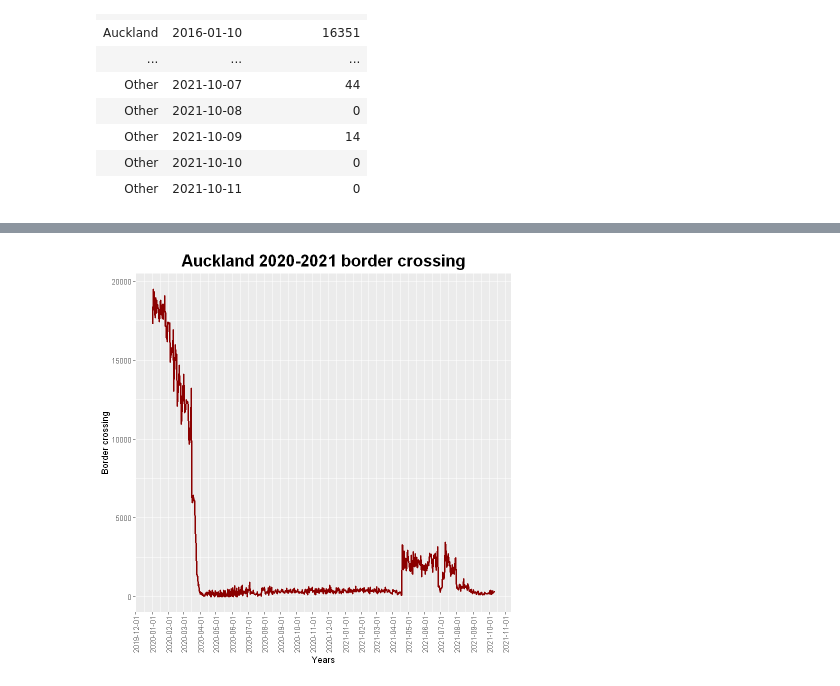
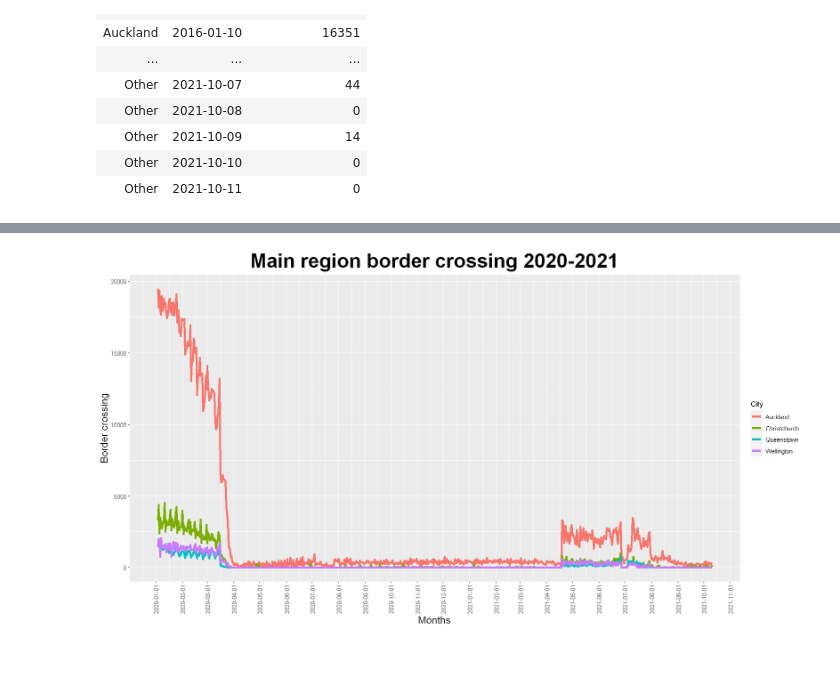
Before and after one commit to andyholmes1210/DATA201-Project, a Jupyter notebook: Border Crossings.ipynb, the cells around one changed output, grey strips where cells are left out. Cells and saved outputs as stored; diff of their text form; code cells hidden in the pictures; blank space fills up the shorter version.

Commit message:
Updated plots and combining datasets

```diff
--- a/Border Crossings.ipynb
+++ b/Border Crossings.ipynb
@@ -161,0 +245,10 @@ A data.frame: 649 × 2
+# %%
+#comparing border crossing in auckland, christchurch, queenstown and wellington.
+border_everything <- border_region %>%
+    filter(City %in% c("Auckland", "Christchurch", "Queenstown", "Wellington"),
+          Dates > "2020-01-02")
+
+#changing any NA values to 0
+border_everything[is.na(border_everything)] <- 0
+
+border_everything
@@ -162,12 +275,16 @@ A data.frame: 649 × 2
 # %%
-auckland_border_plot <- ggplot(border_auckland, aes(x=as.Date(Dates), y=Border_crossed, group=1)) +
-        geom_line(colour = "darkred", size = 1) +
-        labs(x="Years", y="Border crossing") +
-        scale_x_date(date_labels = "%Y-%m-%d", date_breaks = "1 month") +
-        theme(axis.text.x = element_text(angle = 90, vjust = 0.5, hjust = 1)) +
-        ggtitle('Auckland 2020-2021 border crossing') +
-        theme(plot.title = element_text(size=20, face="bold", hjust=0.5))
+allcities_border_plot <- ggplot(border_everything, aes(x=as.Date(Dates), y=Border_crossed, group=City, color=City)) +
+        geom_line(size=1.5) +
+        labs(x="Months", y="Border crossing") + #x-axis and y-axis labels
+        scale_x_date(date_labels = "%Y-%m-%d", date_breaks = "1 month") + #Date label on x-axis, monthly intervals
+        theme(axis.text.x = element_text(angle = 90, vjust = 0.5, hjust = 1)) + #Rotate Date label on x-axis
+        ggtitle('Main region border crossing 2020-2021') + #Plot title
+        theme(plot.title = element_text(size=30, face="bold", hjust=0.5)) + #Plot title theme
+        theme( #x-axis and y-axis theme
+            axis.title.y = element_text(colour = "black", size=15),
+            axis.title.x = element_text(colour = "black", size=15)
+        )
 
-auckland_border_plot
+allcities_border_plot
 # %% [output]
-[figure, old version]
+[figure, new version]
```
Also changed, not shown: parts of 25 cells of this notebook.
